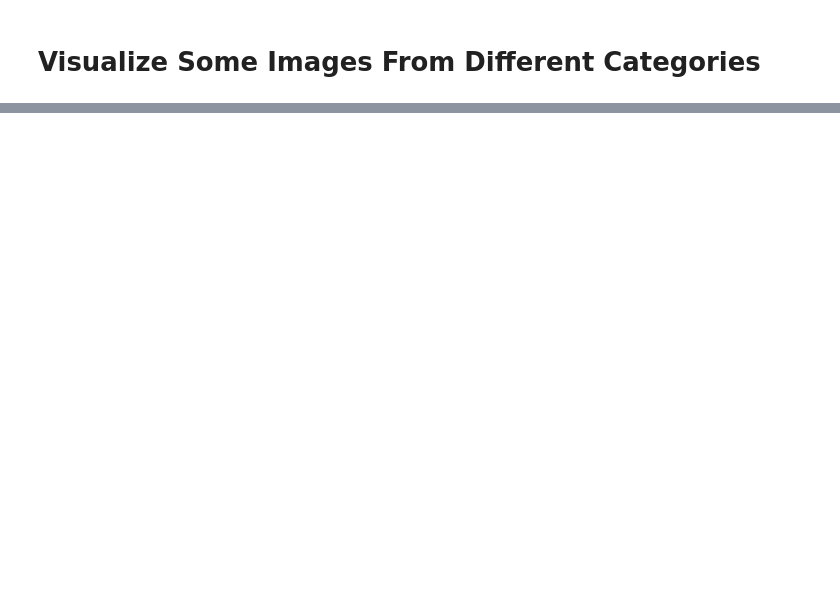
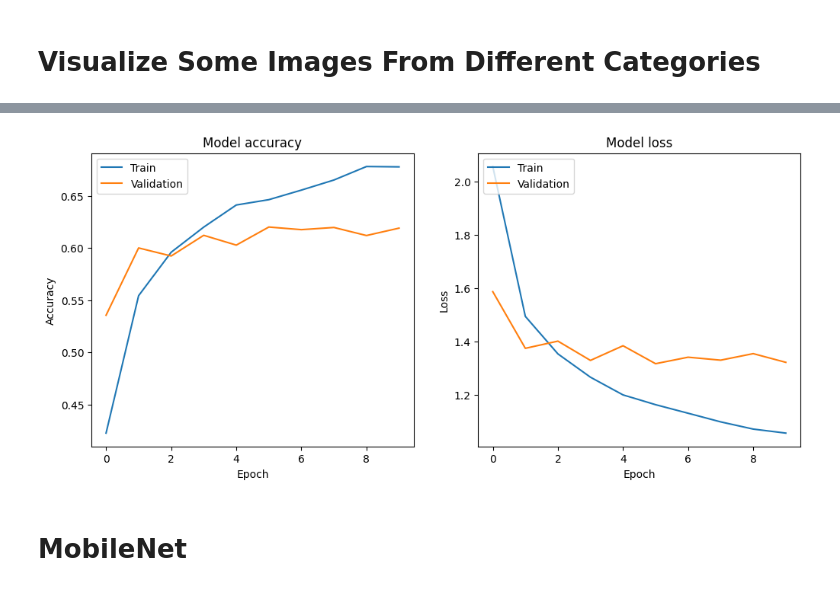
Before and after one commit to melodiw82/FoodClassification_DL, a Jupyter notebook: FoodClassification.ipynb, the cells around one changed output, grey strips where cells are left out. Cells and saved outputs as stored; diff of their text form; code cells hidden in the pictures; blank space fills up the shorter version.

Commit message:
Basic VGG and MobileNet model

```diff
--- a/FoodClassification.ipynb
+++ b/FoodClassification.ipynb
@@ -227,0 +285,13 @@ plt.show()
+# %%
+vgg_model = VGG16(weights='imagenet', include_top=False, input_shape=(img_size[0], img_size[1], 3))
+
+for layer in vgg_model.layers:
+    layer.trainable = False
+
+x = Flatten()(vgg_model.output)
+x = Dense(256, activation='relu')(x)
+predictions = Dense(len(categories), activation='softmax')(x)
+
+model = Model(inputs=vgg_model.input, outputs=predictions, name='VGG16')
+
+model.summary()
@@ -227,0 +316,10 @@ plt.show()
+# %%
+model.compile(loss='categorical_crossentropy',
+              optimizer=Adam(learning_rate=0.001),
+              metrics=['accuracy'])
+# %%
+history = model.fit(train_images,
+                    steps_per_epoch=train_images.samples // batch_size,
+                    epochs=10,
+                    validation_data=val_images,
+                    validation_steps=val_images.samples // batch_size)
@@ -227,0 +355,24 @@ plt.show()
+# %%
+plt.figure(figsize=(12, 5))
+
+plt.subplot(1, 2, 1)
+plt.plot(history.history['accuracy'])
+plt.plot(history.history['val_accuracy'])
+plt.title('Model accuracy')
+plt.ylabel('Accuracy')
+plt.xlabel('Epoch')
+plt.legend(['Train', 'Validation'], loc='upper left')
+
+plt.subplot(1, 2, 2)
+plt.plot(history.history['loss'])
+plt.plot(history.history['val_loss'])
+plt.title('Model loss')
+plt.ylabel('Loss')
+plt.xlabel('Epoch')
+plt.legend(['Train', 'Validation'], loc='upper left')
+
+plt.show()
+# %% [output]
+[figure, added]
+# %% [markdown]
+# MobileNet
```
Also changed, not shown: parts of 32 cells of this notebook.
